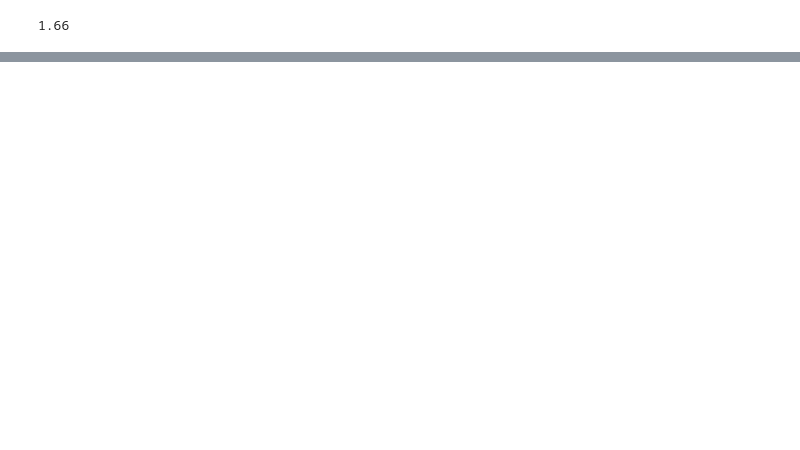
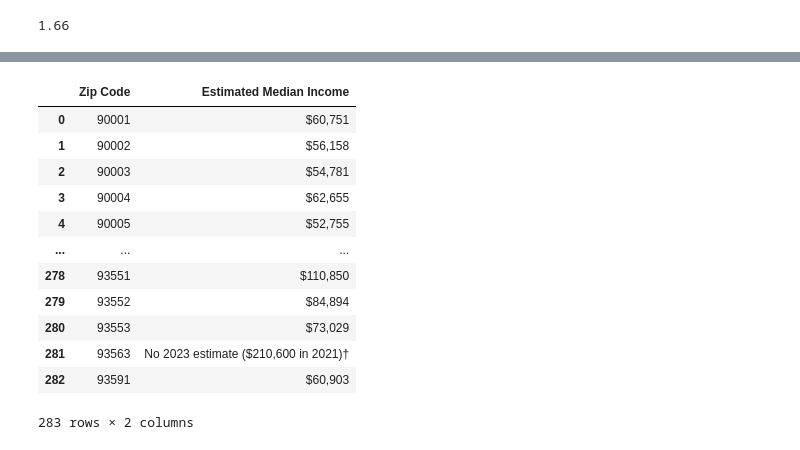
Before and after one commit to s-tran006/MGT-151R---Business-Analytics, a Jupyter notebook: MGT 151R (2).ipynb, the cells around one changed output, grey strips where cells are left out. Drawn from its saved outputs; the diff is of its cells as text; code cells hidden in the pictures; blank space fills up the shorter version.

```diff
--- a/MGT 151R (2).ipynb
+++ b/MGT 151R (2).ipynb
@@ -359,0 +353,18 @@ plt.show()
+# %%
+income_2023 = pd.read_csv("income_data/LA County Median Income 2023.csv")
+# %%
+income_2023
+# %% [output]
+|  | Zip Code | Estimated Median Income |
+| 0 | 90001 | $60,751 |
+| 1 | 90002 | $56,158 |
+| 2 | 90003 | $54,781 |
+| 3 | 90004 | $62,655 |
+| 4 | 90005 | $52,755 |
+| ... | ... | ... |
+| 278 | 93551 | $110,850 |
+| 279 | 93552 | $84,894 |
+| 280 | 93553 | $73,029 |
+| 281 | 93563 | No 2023 estimate ($210,600 in 2021)† |
+| 282 | 93591 | $60,903 |
+283 rows × 2 columns
```
Also changed, not shown: parts of 26 cells of this notebook.
